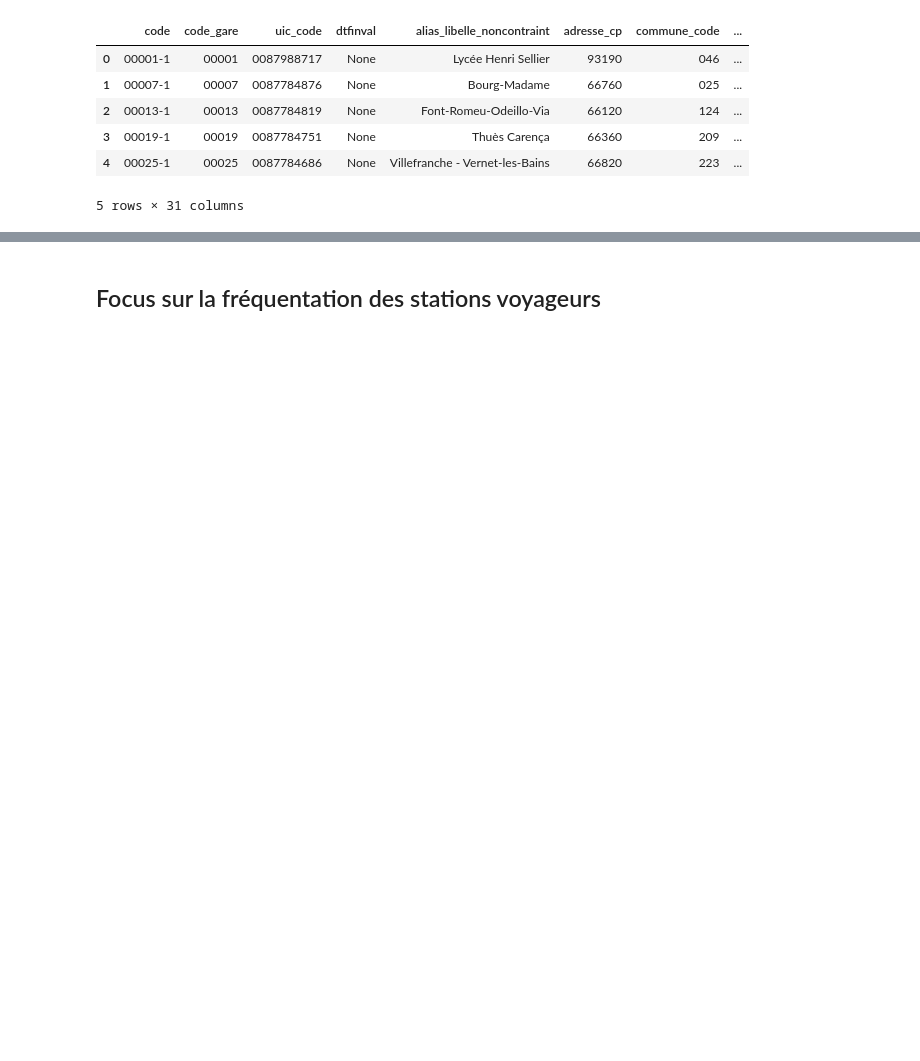
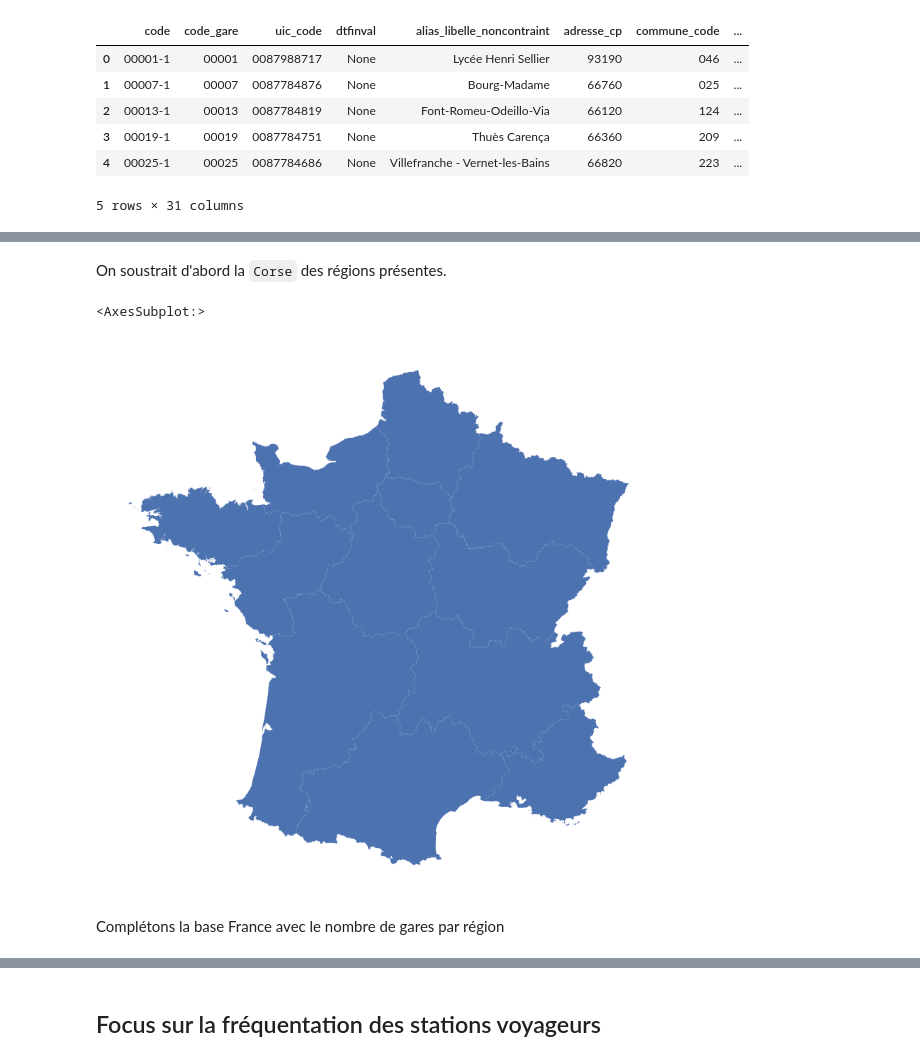
Before and after one commit to gbiaou/Projet_Python_SNCF, a Jupyter notebook: presentation-reseau-sncf.ipynb, the cells around one changed output, grey strips where cells are left out. Cells and saved outputs as stored; diff of their text form; code cells hidden in the pictures; blank space fills up the shorter version.

```diff
--- a/presentation-reseau-sncf.ipynb
+++ b/presentation-reseau-sncf.ipynb
@@ -38,0 +347,14 @@ dataGares.head()
+# %% [markdown]
+On soustrait d'abord la `Corse` des régions présentes.
+# %%
+france.drop(france.loc[france["NOM"] == "Corse"].index, inplace = True)
+# %%
+fig, ax = plt.subplots(figsize= (20,10))
+france.plot(axes = ax)
+ax.set_axis_off()
+ax
+# %% [output]
+<AxesSubplot:>
+[figure, added]
+# %% [markdown]
+Complétons la base France avec le nombre de gares par région
```
Also changed, not shown: parts of 62 cells of this notebook.
